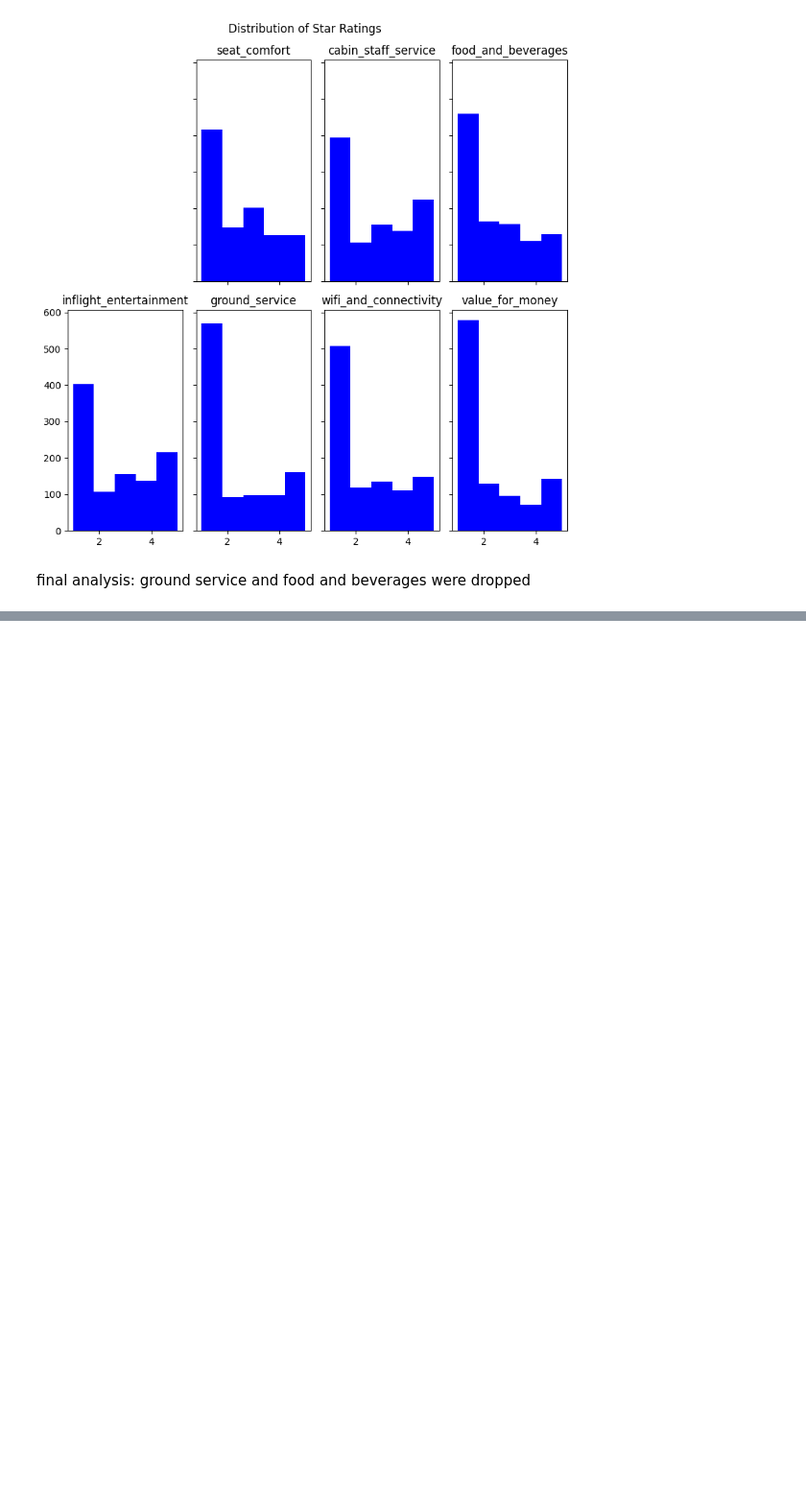
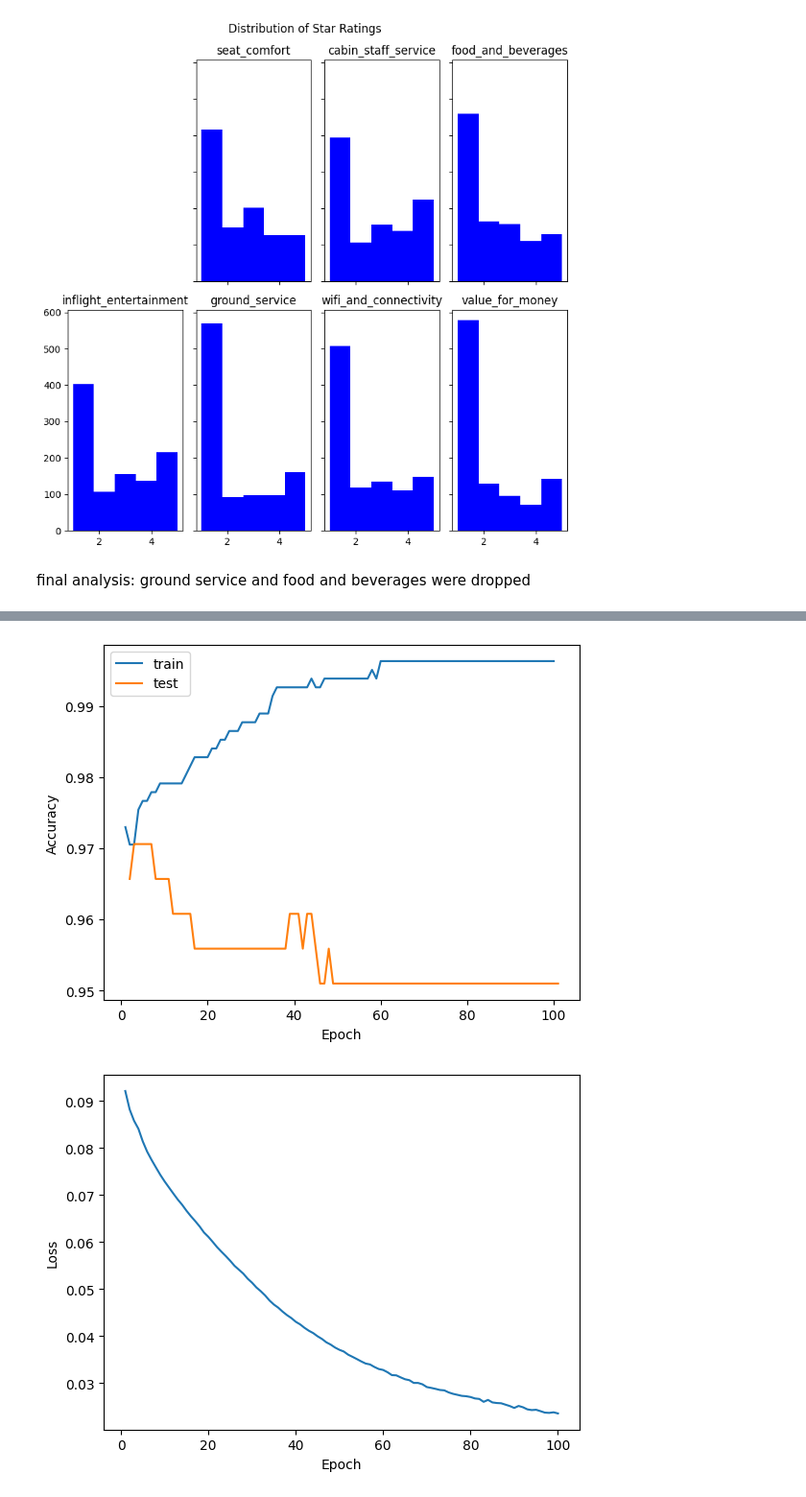
Before and after one commit to pikeline/airline_reviews, a Jupyter notebook: data.ipynb, the cells around one changed output, grey strips where cells are left out. Shown: that part at 96% size. Saved outputs shown, nothing was run; the diff lists cells and outputs as text; code cells hidden in the pictures; blank space fills up the shorter version.

Commit message:
Various models and feature importance

```diff
--- a/data.ipynb
+++ b/data.ipynb
@@ -196,0 +326,58 @@ Accuracy: 0.98
+# %%
+from sklearn.neural_network import MLPClassifier
+from sklearn.model_selection import train_test_split
+import numpy as np
+import matplotlib.pyplot as plt
+
+X_train, X_test, y_train, y_test = train_test_split(X_scaled, y, test_size=0.2, random_state=seed)
+
+""" # Initialize the MLPClassifier
+clf = MLPClassifier(
+    hidden_layer_sizes=(128),
+    max_iter=15,
+    alpha=1e-4,
+    solver="sgd",
+    verbose=0,
+    random_state=1,
+    learning_rate_init=0.5,
+) """
+
+N = 100
+s1=[]
+s2=[]
+l = []
+
+for i in range(N):
+    best_nn_clf.partial_fit(X_train, y_train,classes=np.unique(y_train))
+    s1.append(best_nn_clf.score(X_train, y_train))
+    s2.append(best_nn_clf.score(X_test, y_test))
+    l.append(best_nn_clf.loss_)
+
+# Plotting the accuracy for training and test sets
+plt.figure(1)
+plt.plot(np.arange(1,N+1),s1,label='train')
+plt.plot(np.arange(1,N+1)+1,s2,label='test')
+plt.xlabel('Epoch')
+plt.ylabel('Accuracy')
+plt.legend()
+
+# Plotting the loss
+plt.figure(2)
+plt.plot(np.arange(1,N+1),l,label='test')
+plt.xlabel('Epoch')
+plt.ylabel('Loss')
+plt.show()
+
+disp_nn = ConfusionMatrixDisplay.from_estimator(
+    best_nn_clf,
+    X_test,
+    y_test,
+    display_labels=best_nn_clf.classes_,
+    cmap=plt.cm.Blues,
+    normalize='true',
+)
+disp_nn.ax_.set_title('Normalized Neural Network Confusion Matrix')
+plt.show()
+# %% [output]
+[figure, added]
+[figure, added]
```
Also changed, not shown: parts of 11 cells of this notebook.
